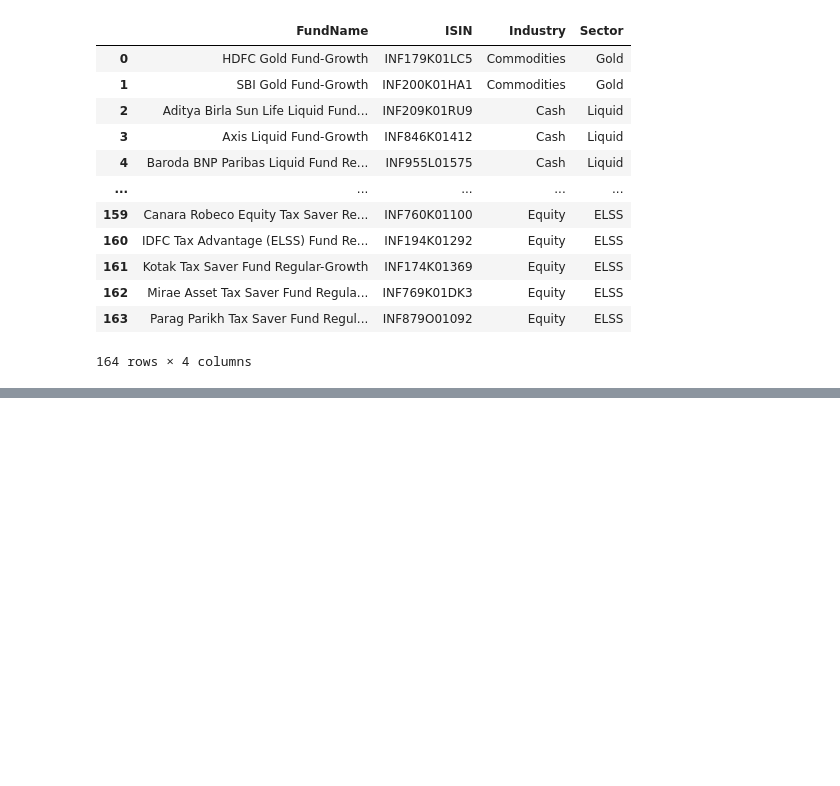
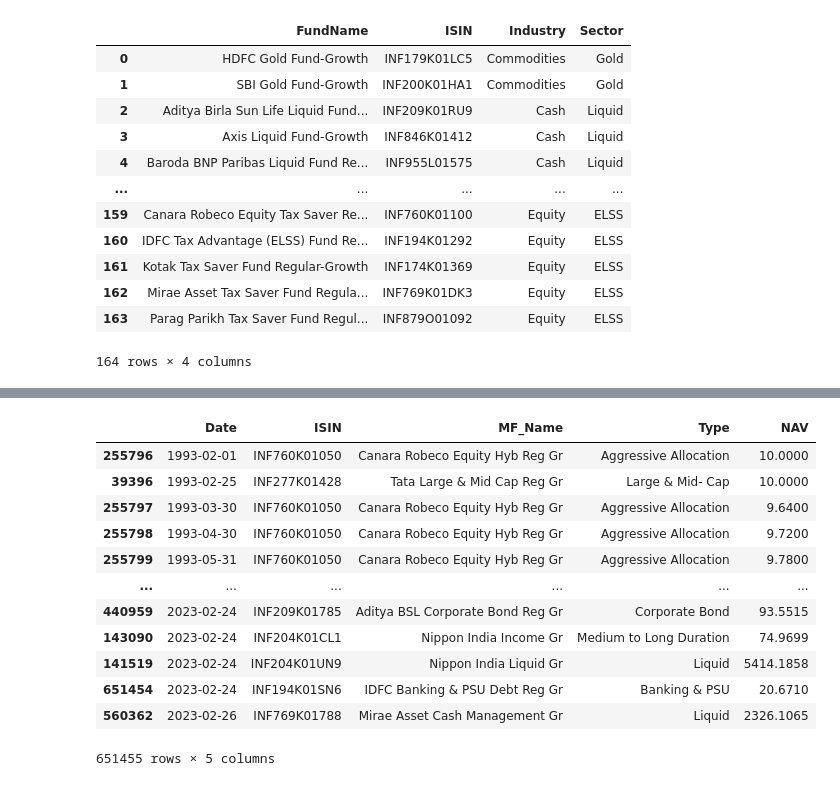
Before and after one commit to quniq/MF_port, a Jupyter notebook: poc _mf.ipynb, the cells around one changed output, grey strips where cells are left out. Cells and saved outputs as stored; diff of their text form; code cells hidden in the pictures; blank space fills up the shorter version.

```diff
--- a/poc _mf.ipynb
+++ b/poc _mf.ipynb
@@ -539,0 +573,42 @@ pd_hodl
+# %%
+# connect the database and fetch NAV for each ISIN
+
+from sqlalchemy import create_engine
+
+# create sqlalchemy engine
+db_string = "postgresql://tsdbadmin:cqcwy6zjhtwqe2x2@hactck2q8m.ydsh56i2ps.tsdb.cloud.timescale.com:39725/tsdb?sslmode=require"
+engine = create_engine(db_string)
+# %%
+# get list of isin from the dataframe
+mfs = mf['ISIN'].tolist()
+
+results = " - ".replace('-', ",".join("'{}'".format(i) for i in mfs))
+
+sql = """
+        SELECT "Date", "ISIN", "MF_Name", "Type", "NAV"
+        FROM public."MUTUAL_FUND_PRICE"
+        WHERE "ISIN" IN """ + "(" + results + ")"
+
+df = pd.read_sql(sql, con=engine)
+
+df['Date'] = pd.to_datetime(df['Date'])
+
+df.sort_values(by='Date', inplace=True)
+
+# convert NAV to float
+df['NAV'] = df['NAV'].astype(float)
+df
+# %% [output]
+|  | Date | ISIN | MF_Name | Type | NAV |
+| 255796 | 1993-02-01 | INF760K01050 | Canara Robeco Equity Hyb Reg Gr | Aggressive Allocation | 10.0000 |
+| 39396 | 1993-02-25 | INF277K01428 | Tata Large & Mid Cap Reg Gr | Large & Mid- Cap | 10.0000 |
+| 255797 | 1993-03-30 | INF760K01050 | Canara Robeco Equity Hyb Reg Gr | Aggressive Allocation | 9.6400 |
+| 255798 | 1993-04-30 | INF760K01050 | Canara Robeco Equity Hyb Reg Gr | Aggressive Allocation | 9.7200 |
+| 255799 | 1993-05-31 | INF760K01050 | Canara Robeco Equity Hyb Reg Gr | Aggressive Allocation | 9.7800 |
+| ... | ... | ... | ... | ... | ... |
+| 440959 | 2023-02-24 | INF209K01785 | Aditya BSL Corporate Bond Reg Gr | Corporate Bond | 93.5515 |
+| 143090 | 2023-02-24 | INF204K01CL1 | Nippon India Income Gr | Medium to Long Duration | 74.9699 |
+| 141519 | 2023-02-24 | INF204K01UN9 | Nippon India Liquid Gr | Liquid | 5414.1858 |
+| 651454 | 2023-02-24 | INF194K01SN6 | IDFC Banking & PSU Debt Reg Gr | Banking & PSU | 20.6710 |
+| 560362 | 2023-02-26 | INF769K01788 | Mirae Asset Cash Management Gr | Liquid | 2326.1065 |
+651455 rows × 5 columns
```
Also changed, not shown: parts of 17 cells of this notebook, 4 other files.
